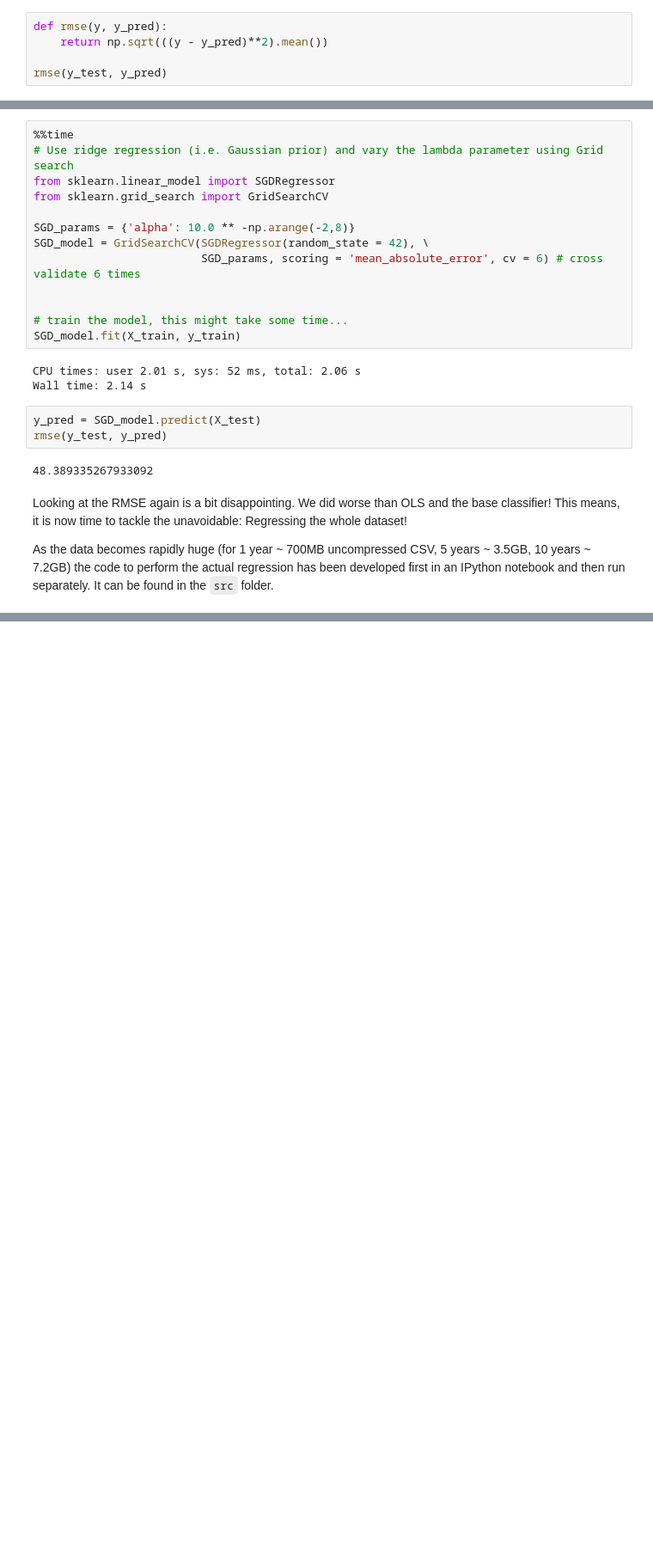
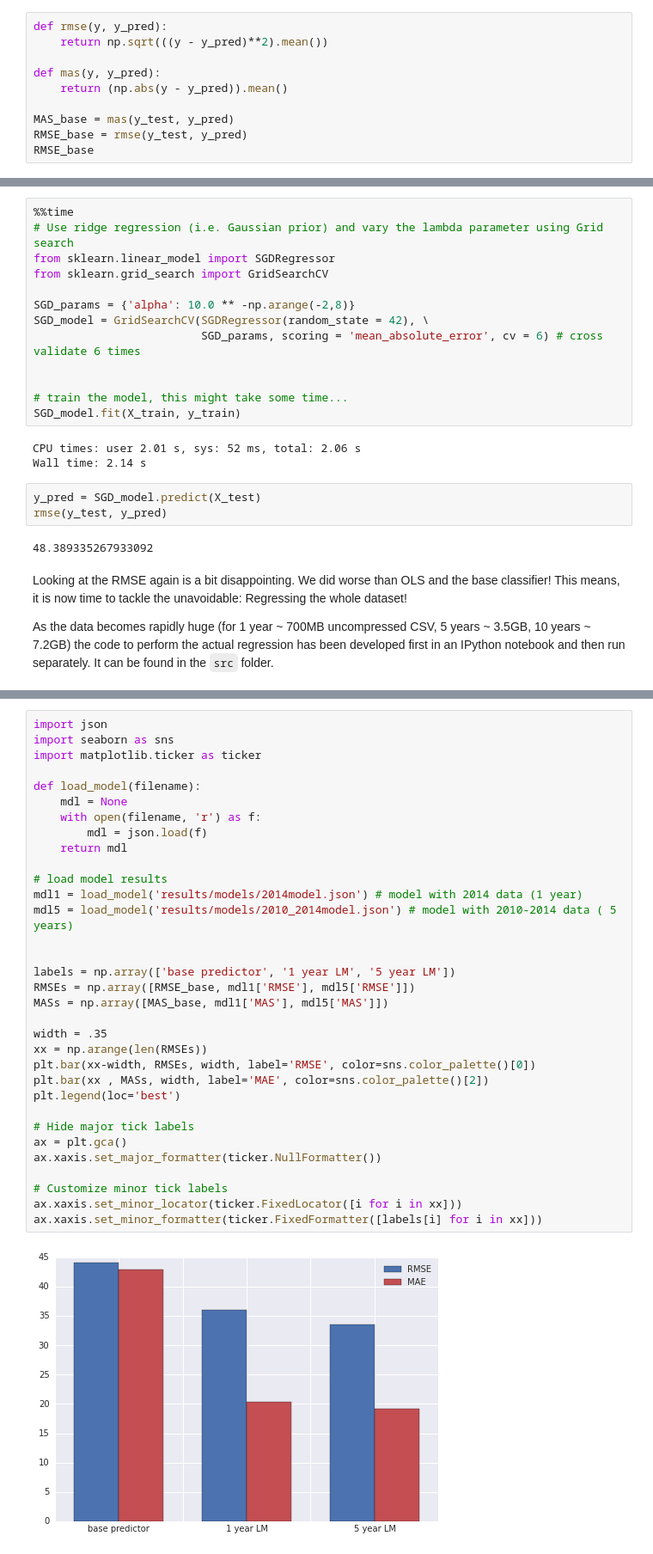
Before and after one commit to LeonhardFS/flightbbq, a Jupyter notebook: 04_PredictiveAnalytics.ipynb, the cells around one changed output, grey strips where cells are left out. Shown at 86% size. Saved outputs shown, nothing was run; the diff lists cells and outputs as text; blank space fills up the shorter version.

```diff
--- a/04_PredictiveAnalytics.ipynb
+++ b/04_PredictiveAnalytics.ipynb
@@ -723,7 +723,12 @@ How good did it perform comparing the actual arrival delay?
 def rmse(y, y_pred):
     return np.sqrt(((y - y_pred)**2).mean())
 
-rmse(y_test, y_pred)
+def mas(y, y_pred):
+    return (np.abs(y - y_pred)).mean()
+
+MAS_base = mas(y_test, y_pred)
+RMSE_base = rmse(y_test, y_pred)
+RMSE_base
 # %% [output]
 44.10756003440288
 # %% [markdown]
@@ -882,0 +889,35 @@ As the data becomes rapidly huge (for 1 year ~ 700MB uncompressed CSV, 5 years ~
+# %%
+import json
+import seaborn as sns
+import matplotlib.ticker as ticker
+
+def load_model(filename):
+    mdl = None
+    with open(filename, 'r') as f:
+        mdl = json.load(f)
+    return mdl
+
+# load model results
+mdl1 = load_model('results/models/2014model.json') # model with 2014 data (1 year)
+mdl5 = load_model('results/models/2010_2014model.json') # model with 2010-2014 data ( 5 years)
+
+
+labels = np.array(['base predictor', '1 year LM', '5 year LM'])
+RMSEs = np.array([RMSE_base, mdl1['RMSE'], mdl5['RMSE']])
+MASs = np.array([MAS_base, mdl1['MAS'], mdl5['MAS']])
+
+width = .35
+xx = np.arange(len(RMSEs))
+plt.bar(xx-width, RMSEs, width, label='RMSE', color=sns.color_palette()[0])
+plt.bar(xx , MASs, width, label='MAE', color=sns.color_palette()[2])
+plt.legend(loc='best')
+
+# Hide major tick labels
+ax = plt.gca()
+ax.xaxis.set_major_formatter(ticker.NullFormatter())
+
+# Customize minor tick labels
+ax.xaxis.set_minor_locator(ticker.FixedLocator([i for i in xx]))
+ax.xaxis.set_minor_formatter(ticker.FixedFormatter([labels[i] for i in xx]))
+# %% [output]
+[figure, added]
```
Also changed, not shown: parts of 22 cells of this notebook, 3 other files.
